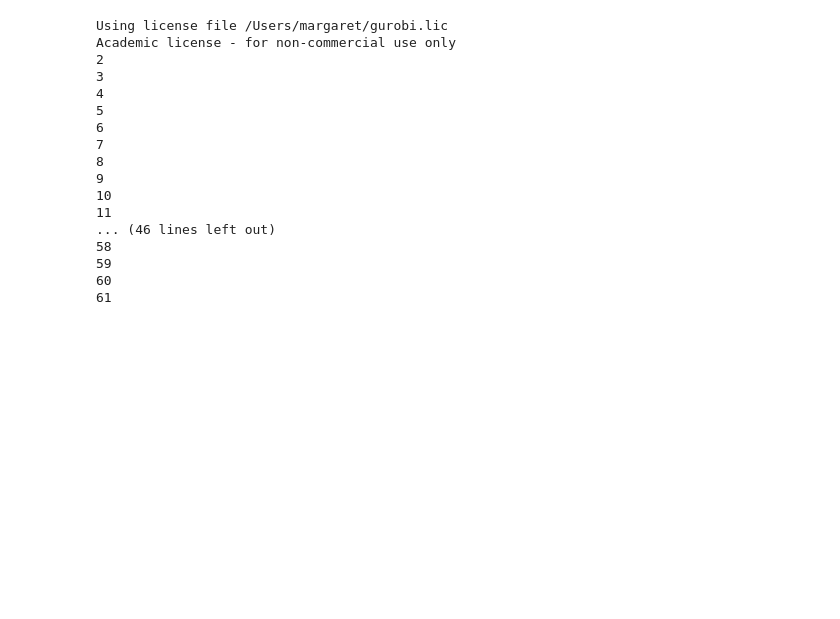
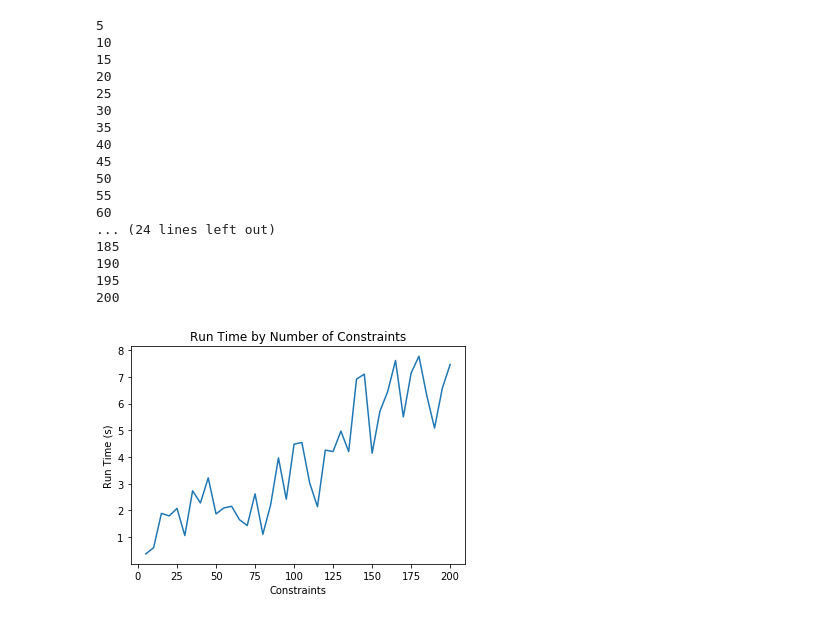
Before and after one commit to margaret-tk/MIE335-Algorithms-Project, a Jupyter notebook: RectCompare.ipynb, the cells around one changed output. Drawn from its saved outputs; the diff is of its cells as text; code cells hidden in the pictures; blank space fills up the shorter version.

```diff
--- a/RectCompare.ipynb
+++ b/RectCompare.ipynb
@@ -499,12 +507,12 @@ import math
 # %%
 def n():
     n_compare = [[],[]]
-    for i in range (2,200):
+    for i in np.arange(2,205,5):
 
         C,A,B = randInstanceGen(i,2,2,40)
-        t = time.time()
+        t = time.perf_counter()
         rectangular(C,A,B)
-        t = time.time() - t
+        t = time.perf_counter() - t
         n_compare[0].append(i)
         n_compare[1].append(t)
         print(i)
@@ -518,9 +526,9 @@ def n():
 
 def m():
     m_compare = [[],[]]
-    for j in range (1,100):
+    for j in np.arange(5,205,5):
 
-        C,A,B = randInstanceGen(10,j,2,40)
+        C,A,B = randInstanceGen(20,j,2,40)
         t = time.time()
         rectangular(C,A,B)
         t = time.time() - t
@@ -535,23 +543,24 @@ def m():
     plt.title('Run Time by Number of Constraints')
     plt.savefig('m_comparison.pdf')
     plt.show()
-# %%
-n()
-# %% [output]
-Using license file /Users/margaret/gurobi.lic
-Academic license - for non-commercial use only
-2
-3
-4
-5
-6
-7
-8
-9
-10
-11
-... (46 lines left out)
-58
-59
-60
-61
+# %%
+m()
+# %% [output]
+5
+10
+15
+20
+25
+30
+35
+40
+45
+50
+55
+60
+... (24 lines left out)
+185
+190
+195
+200
+[figure, added]
```
Also changed, not shown: parts of 4 cells of this notebook, 4 other files.
